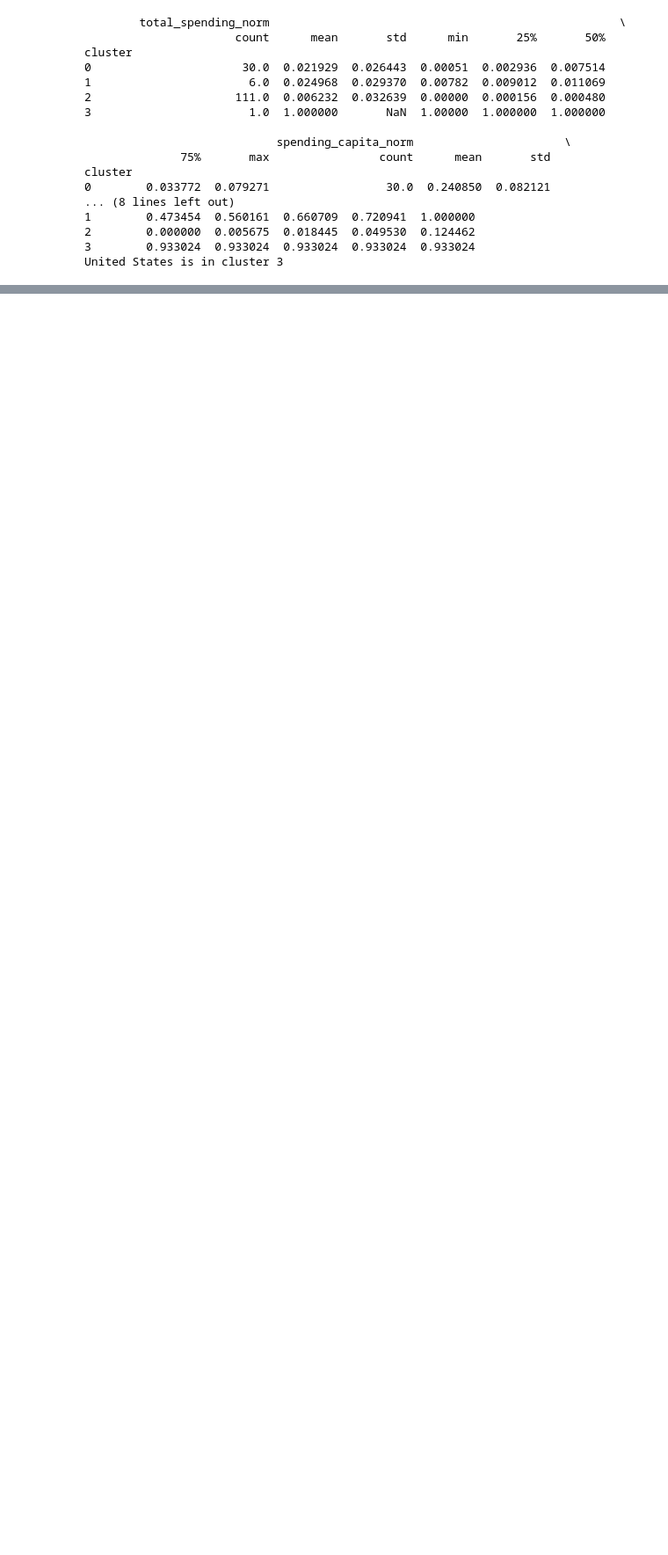
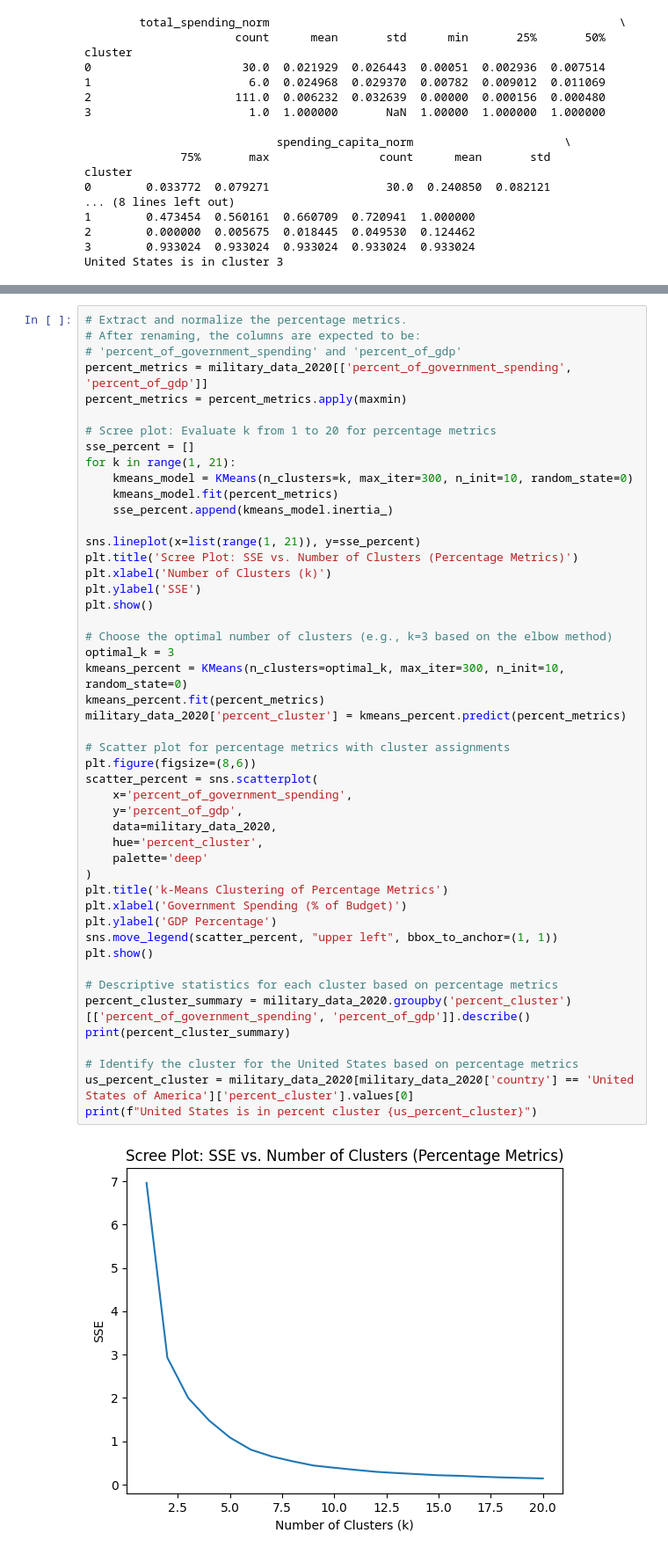
Before and after one commit to pabloisaiahs/clustering, a Jupyter notebook: assignment/assignment_clustering.ipynb, the cells around one changed output, grey strips where cells are left out. Shown: that part at 88% size. Cells and saved outputs as stored; diff of their text form; blank space fills up the shorter version.

```diff
--- a/assignment/assignment_clustering.ipynb
+++ b/assignment/assignment_clustering.ipynb
@@ -197,0 +204,50 @@ United States is in cluster 3
+# %%
+# Extract and normalize the percentage metrics.
+# After renaming, the columns are expected to be:
+# 'percent_of_government_spending' and 'percent_of_gdp'
+percent_metrics = military_data_2020[['percent_of_government_spending', 'percent_of_gdp']]
+percent_metrics = percent_metrics.apply(maxmin)
+
+# Scree plot: Evaluate k from 1 to 20 for percentage metrics
+sse_percent = []
+for k in range(1, 21):
+    kmeans_model = KMeans(n_clusters=k, max_iter=300, n_init=10, random_state=0)
+    kmeans_model.fit(percent_metrics)
+    sse_percent.append(kmeans_model.inertia_)
+
+sns.lineplot(x=list(range(1, 21)), y=sse_percent)
+plt.title('Scree Plot: SSE vs. Number of Clusters (Percentage Metrics)')
+plt.xlabel('Number of Clusters (k)')
+plt.ylabel('SSE')
+plt.show()
+
+# Choose the optimal number of clusters (e.g., k=3 based on the elbow method)
+optimal_k = 3
+kmeans_percent = KMeans(n_clusters=optimal_k, max_iter=300, n_init=10, random_state=0)
+kmeans_percent.fit(percent_metrics)
+military_data_2020['percent_cluster'] = kmeans_percent.predict(percent_metrics)
+
+# Scatter plot for percentage metrics with cluster assignments
+plt.figure(figsize=(8,6))
+scatter_percent = sns.scatterplot(
+    x='percent_of_government_spending',
+    y='percent_of_gdp',
+    data=military_data_2020,
+    hue='percent_cluster',
+    palette='deep'
+)
+plt.title('k-Means Clustering of Percentage Metrics')
+plt.xlabel('Government Spending (% of Budget)')
+plt.ylabel('GDP Percentage')
+sns.move_legend(scatter_percent, "upper left", bbox_to_anchor=(1, 1))
+plt.show()
+
+# Descriptive statistics for each cluster based on percentage metrics
+percent_cluster_summary = military_data_2020.groupby('percent_cluster')[['percent_of_government_spending', 'percent_of_gdp']].describe()
+print(percent_cluster_summary)
+
+# Identify the cluster for the United States based on percentage metrics
+us_percent_cluster = military_data_2020[military_data_2020['country'] == 'United States of America']['percent_cluster'].values[0]
+print(f"United States is in percent cluster {us_percent_cluster}")
+# %% [output]
+[figure, added]
```
Also changed, not shown: parts of 7 cells of this notebook.
